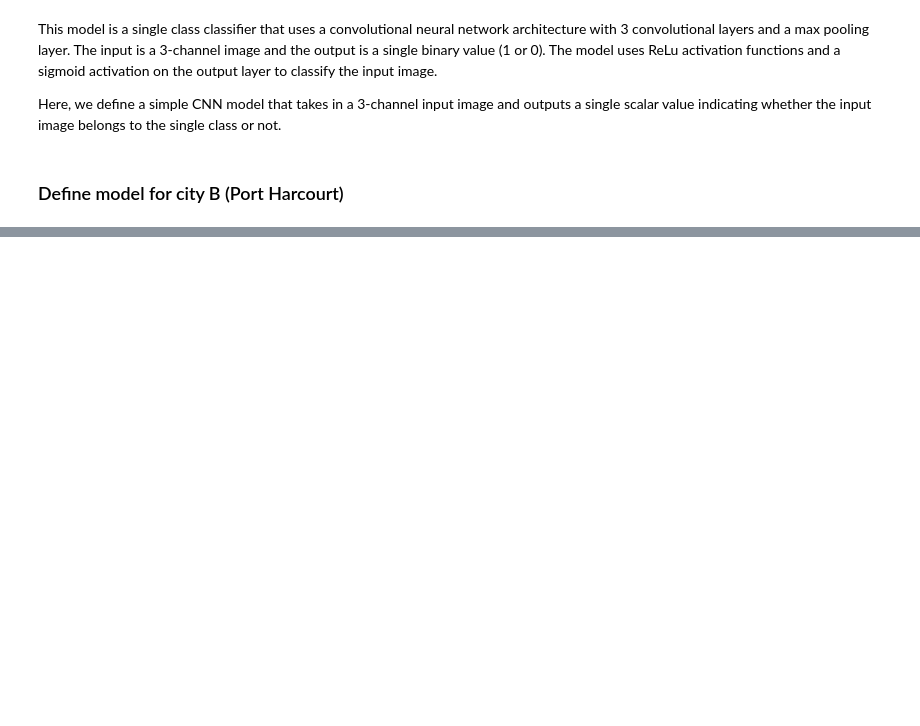
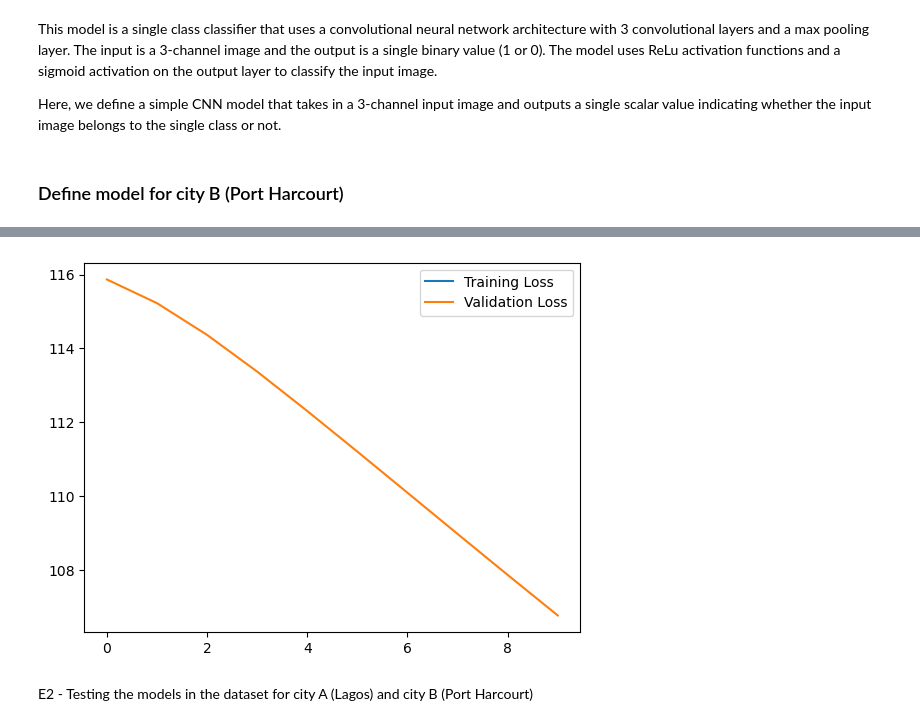
Before and after one commit to A-boo-Bae/ITNPAI1-Deep-Learning-for-Vision-and-NLP-2022-3, a Jupyter notebook: ITNPAI1 - Assignment.ipynb, the cells around one changed output, grey strips where cells are left out. Saved outputs shown, nothing was run; the diff lists cells and outputs as text; code cells hidden in the pictures; blank space fills up the shorter version.

```diff
--- a/ITNPAI1 - Assignment.ipynb
+++ b/ITNPAI1 - Assignment.ipynb
@@ -153,0 +207,39 @@ net = Net()
+# %%
+# train model for City B (Port Harcourt)
+
+#Define the loss function and optimizer:
+
+criterion = nn.CrossEntropyLoss()
+optimizer = optim.SGD(net.parameters(), lr=0.001, momentum=0.9)
+
+#train the model
+train_losses = []
+test_losses = []
+num_epochs =10
+for epoch in range(num_epochs):
+    running_loss = 0.0
+    for i, data in enumerate(train_load, 0):
+        inputs, labels = data
+        optimizer.zero_grad()
+
+        outputs = net(inputs)
+        loss = criterion(outputs, labels)
+        loss.backward()
+        optimizer.step()
+
+    running_loss += loss.item()
+    if i % 2000 == 1999:
+            train_losses.append(running_loss / 2000)
+            running_loss = 0.0
+    test_loss = 0.0
+    with torch.no_grad():
+        for data in test_load:
+            inputs, labels = data
+            outputs = net(inputs)
+            loss = criterion(outputs, labels)
+            test_loss += loss.item() * inputs.size(0)
+
+        test_losses.append(test_loss / len(test_load))
+
+epoch_loss = running_loss / len(train_data)
+print(f'Epoch {epoch+1}/{num_epochs}, Loss: {epoch_loss:.4f}')
@@ -153,0 +248,10 @@ net = Net()
+# %%
+# Plot a validation loss graph
+plt.plot(train_losses, label='Training Loss')
+plt.plot(test_losses, label='Validation Loss')
+plt.legend()
+plt.show()
+# %% [output]
+[figure, added]
+# %% [markdown]
+E2 - Testing the models in the dataset for city A (Lagos) and city B (Port Harcourt)
```
Also changed, not shown: parts of 14 cells of this notebook.
